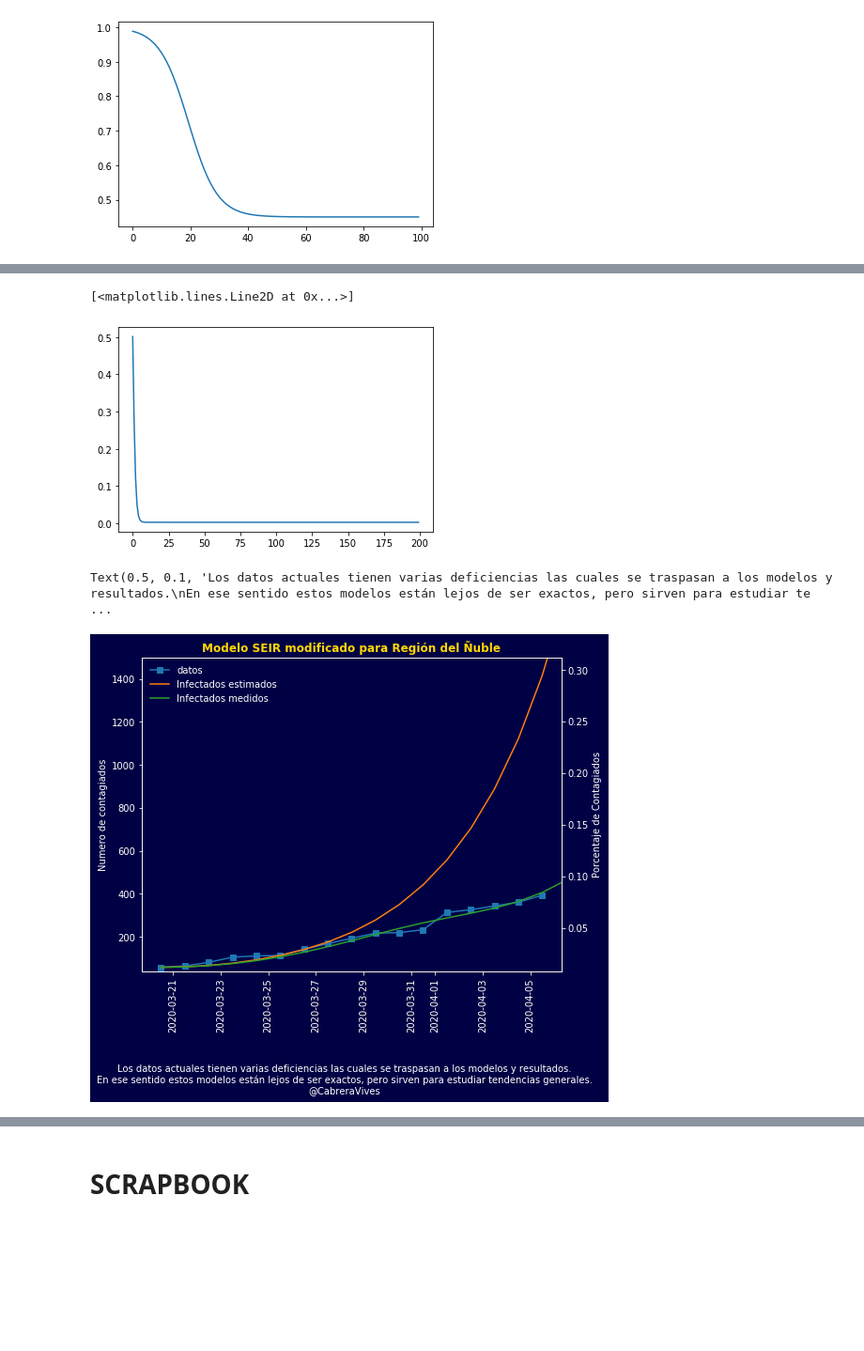
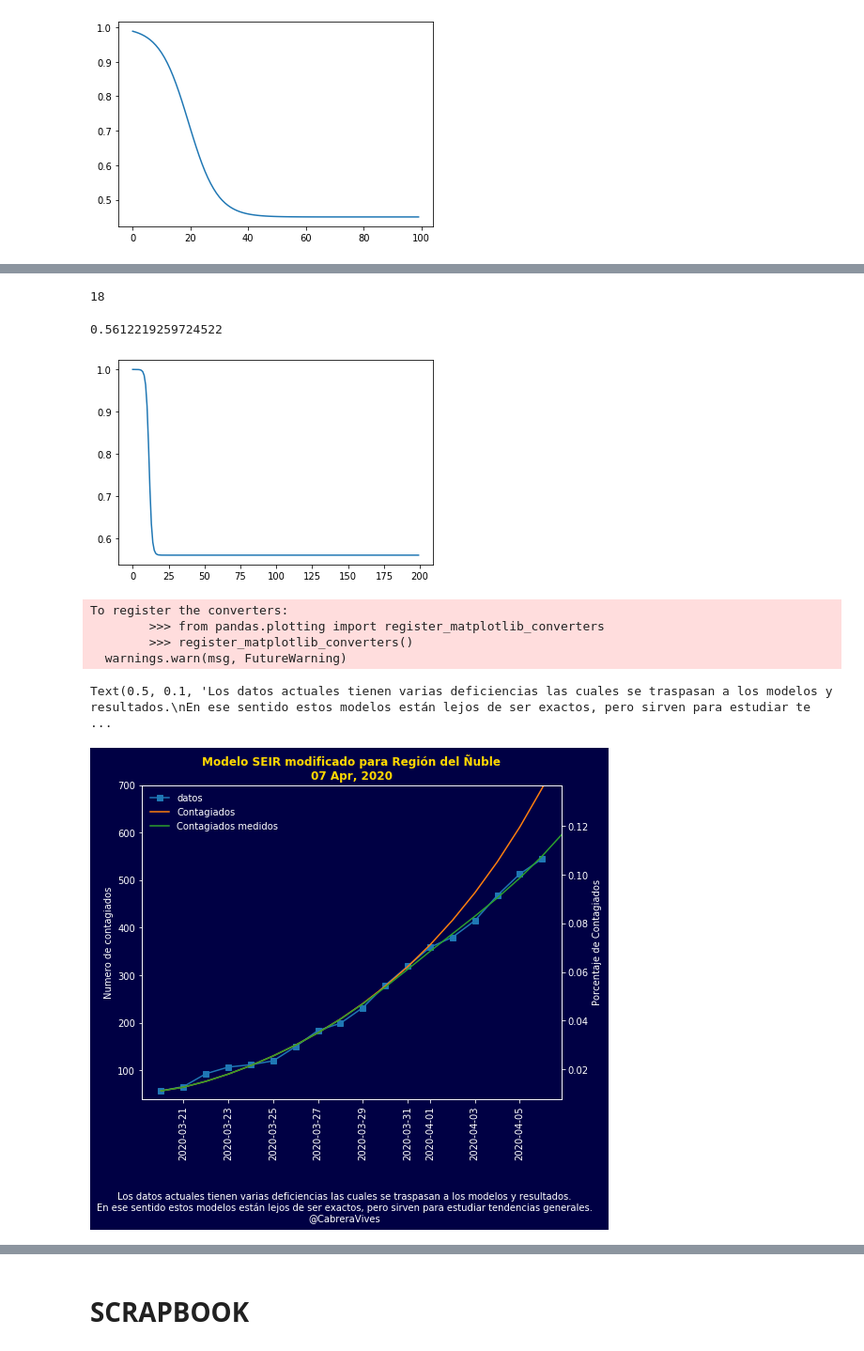
Before and after one commit to guille-c/COVID-19, a Jupyter notebook: notebooks_Chile/SEIR Examenes Ñuble.ipynb, the cells around one changed output, grey strips where cells are left out. Shown: that part at 94% size. Drawn from its saved outputs; the diff is of its cells as text; code cells hidden in the pictures; blank space fills up the shorter version.

```diff
--- a/notebooks_Chile/SEIR Examenes Ñuble.ipynb
+++ b/notebooks_Chile/SEIR Examenes Ñuble.ipynb
@@ -119,3 +236,3 @@ plt.plot (alphas)
 # %%
-S_c, E_c, I_c, R_c, I_m, R_m = SEIR_exams (ts, s0, e0, i0, r0, beta, sigma, gamma, a_date, k, a)
+S_c, E_c, I_c, R_c, C_c, C_m = SEIR_exams (ts, s0, e0, i0, r0, c0, c0, beta, sigma, gamma, a_date, k, a)
 # %%
@@ -132,13 +251,15 @@ plt.legend()
 from scipy.optimize import curve_fit
 # %%
 def SEIR_exams_opt_func (ts, beta, sigma, gamma, a_date, k, a):
-    S_c, E_c, I_c, R_c, I_m, R_m = SEIR_exams_backward (ts, s0, e0, i0, r0, beta, sigma, gamma, a_date, k, a)
-    return np.concatenate((I_m, R_m)).flatten()
+    S_c, E_c, I_c, R_c, C_c, C_m = SEIR_exams_backward (ts, s0, e0, i0, r0, c0, c0, beta, sigma, gamma, a_date, k, a)
+    return C_m.flatten()
+    #return np.concatenate((I_m, R_m)).flatten()
 # %%
-popt, pcov = curve_fit(SEIR_exams_opt_func, t_data, np.concatenate((I_real, R_real)).flatten(),
+#popt, pcov = curve_fit(SEIR_exams_opt_func, t_data, np.concatenate((I_real, R_real)).flatten(),
+popt, pcov = curve_fit(SEIR_exams_opt_func, t_data, C_real.flatten(),
                        p0 = [beta, sigma, gamma, a_date, k, a],
                        maxfev=5000,
-                       bounds = ([1e-10, 1./28, 1./28, t_data[0], 0, 0.2], [1e-3, 1./3, 1./3., 500, 1., 1]))
+                       bounds = ([1e-10, 1./21, 1./30, t_data[0], 0, 0.], [1e-3, 1./1, 1./1., 500, 1., 1]))
 # %%
 popt
 # %% [output]
@@ -160,3 +283,3 @@ print (beta_o, 1./sigma_o, 1./gamma_o)
 # %%
-S_o, E_o, I_o, R_o, I_mo, R_mo = SEIR_exams_backward (ts, s0, e0, i0, r0, beta_o, sigma_o, gamma_o, a_date_o, k_o, a_o)
+S_o, E_o, I_o, R_o, C_o, C_mo = SEIR_exams_backward (ts, s0, e0, i0, r0, c0, c0, beta_o, sigma_o, gamma_o, a_date_o, k_o, a_o)
 # %%
@@ -173,9 +312,14 @@ plt.legend()
+# %%
+print (len(t_data))
+# %% [output]
+18
 # %%
 alphas_o = 1 + (a_o-1)/(1+np.exp(-k_o*(ts-a_date_o)))
 plt.plot (alphas_o)
+print(np.min(alphas_o))
 # %% [output]
-[<matplotlib.lines.Line2D at 0x...>]
+0.5612219259724522
-[figure, old version]
+[figure, new version]
 # %%
 i_ini = len(i_data) - len(I_real)
 x_plot_data = np.array([df["Fecha_dt"].iloc[0] + datetime.timedelta(days=i) for i in t_data.astype(float)])
@@ -183,46 +327,51 @@ x_plot_data = np.array([df["Fecha_dt"].iloc[0] + datetime.timedelta(days=i) for
 x_plot_proy = np.array([df["Fecha_dt"].iloc[0] + datetime.timedelta(days=i) for i in np.arange(len(I_o), dtype = float)])
 # %%
 backg_c = "#000044"
+plot_date = datetime.datetime.strptime(df["Fecha"].iloc[len(I_real)], '%m/%d/%Y').strftime('%d %b, %Y')
 
 fig, ax1 = plt.subplots(figsize = (8, 8))
 
 fig.patch.set_facecolor(backg_c)
 fig.subplots_adjust(bottom = 0.3)
 
-plt.plot(x_plot, df.Infectados_Actuales, marker = "s", label = "datos")
+plt.plot(x_plot_data, C_real, marker = "s", label = "datos")
 xlims = ax1.get_xlim()
-plt.plot(x_plot_proy, I_o, label = "Infectados estimados")
-plt.plot (x_plot_proy, I_mo, label = "Infectados medidos")
+plt.plot(x_plot_proy, C_o, label = "Contagiados")
+plt.plot (x_plot_proy, C_mo, label = "Contagiados medidos")
 #plt.xticks(rotation = 90)
 plt.xlim(xlims)
-plt.ylim((40, 1500))
+plt.ylim((40, 700))
 
 plt.ylabel ("Numero de contagiados", color = "white")
 plt.xticks (rotation = 90, color = "white")
 plt.yticks (color = "white")
-plt.title ("Modelo SEIR modificado para Región del Ñuble", color = "gold", weight = "bold")
+plt.title ("Modelo SEIR modificado para Región del Ñuble\n" + plot_date, color = "gold", weight = "bold")
 
 leg = plt.legend(framealpha=0)
 for text in leg.get_texts():
     plt.setp(text, color = 'w')
 
 ax2 = ax1.twinx ()
 ax2.set_ylabel ("Porcentaje de Contagiados", color = "white")
 ax2.set_ylim (np.array(ax1.get_ylim())/ pop*100)
 
 axs = fig.axes
 for ax in axs:
     ax.set_facecolor(backg_c)
     ax.tick_params(axis='x', rotation = 90)
     ax.tick_params(colors = "white")
     for sp in ax.spines:
         ax.spines[sp].set_color("white")
 
 caption = "Los datos actuales tienen varias deficiencias las cuales se traspasan a los modelos y resultados.\nEn ese sentido estos modelos están lejos de ser exactos, pero sirven para estudiar tendencias generales.\n@CabreraVives"
 fig.text(0.5, 0.1, caption, ha='center', va='center', color = "white")
 # %% [output]
-Text(0.5, 0.1, 'Los datos actuales tienen varias deficiencias las cuales se traspasan a los modelos y resultados.\nEn ese sentido estos modelos están lejos de ser exactos, pero sirven para estudiar te ...
+To register the converters:
+        >>> from pandas.plotting import register_matplotlib_converters
+        >>> register_matplotlib_converters()
+  warnings.warn(msg, FutureWarning)
+Text(0.5, 0.1, 'Los datos actuales tienen varias deficiencias las cuales se traspasan a los modelos y resultados.\nEn ese sentido estos modelos están lejos de ser exactos, pero sirven para estudiar te ...
-[figure, old version]
+[figure, new version]
 # %%
 backg_c = "#000044"
 
```
Also changed, not shown: parts of 46 cells of this notebook, 1 other file.
